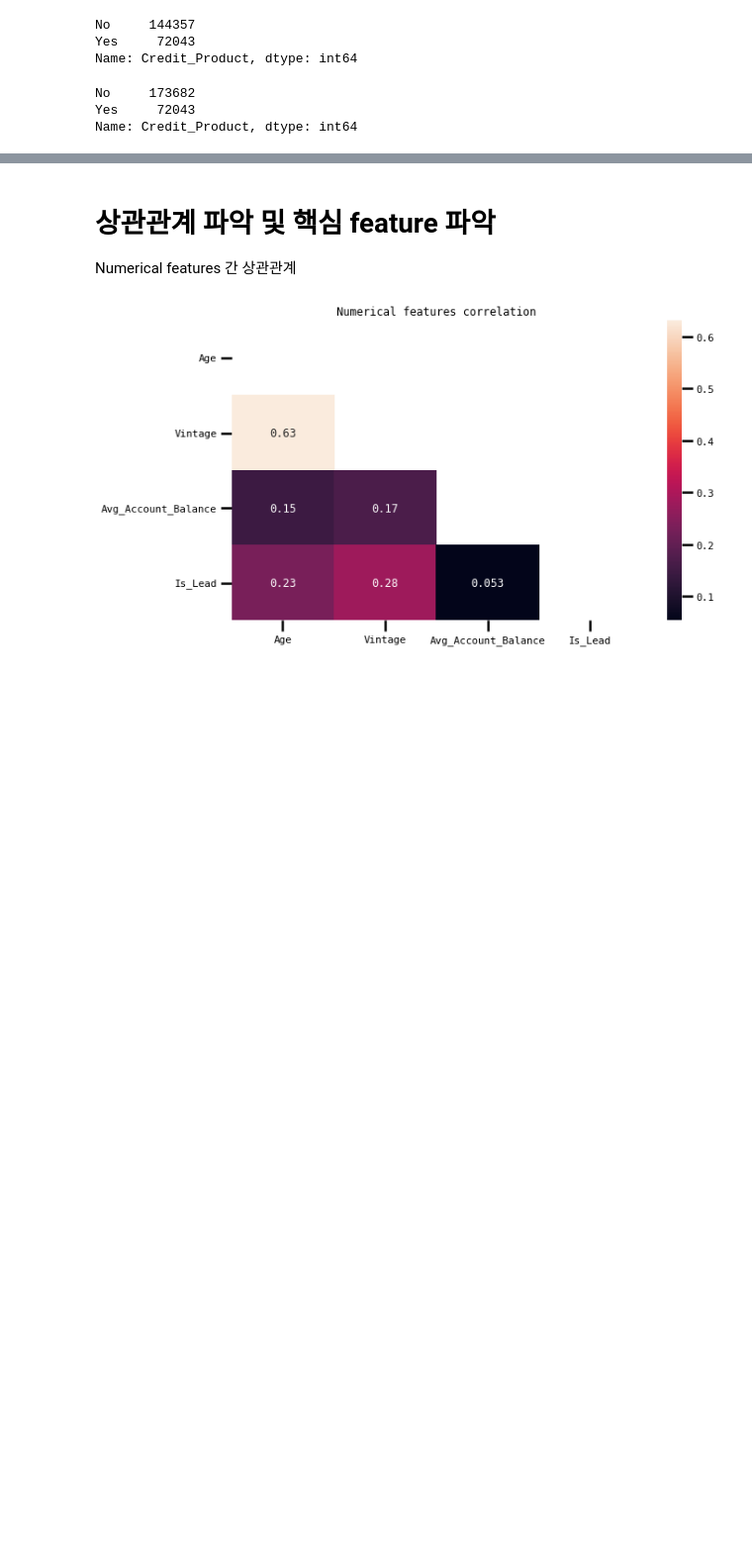
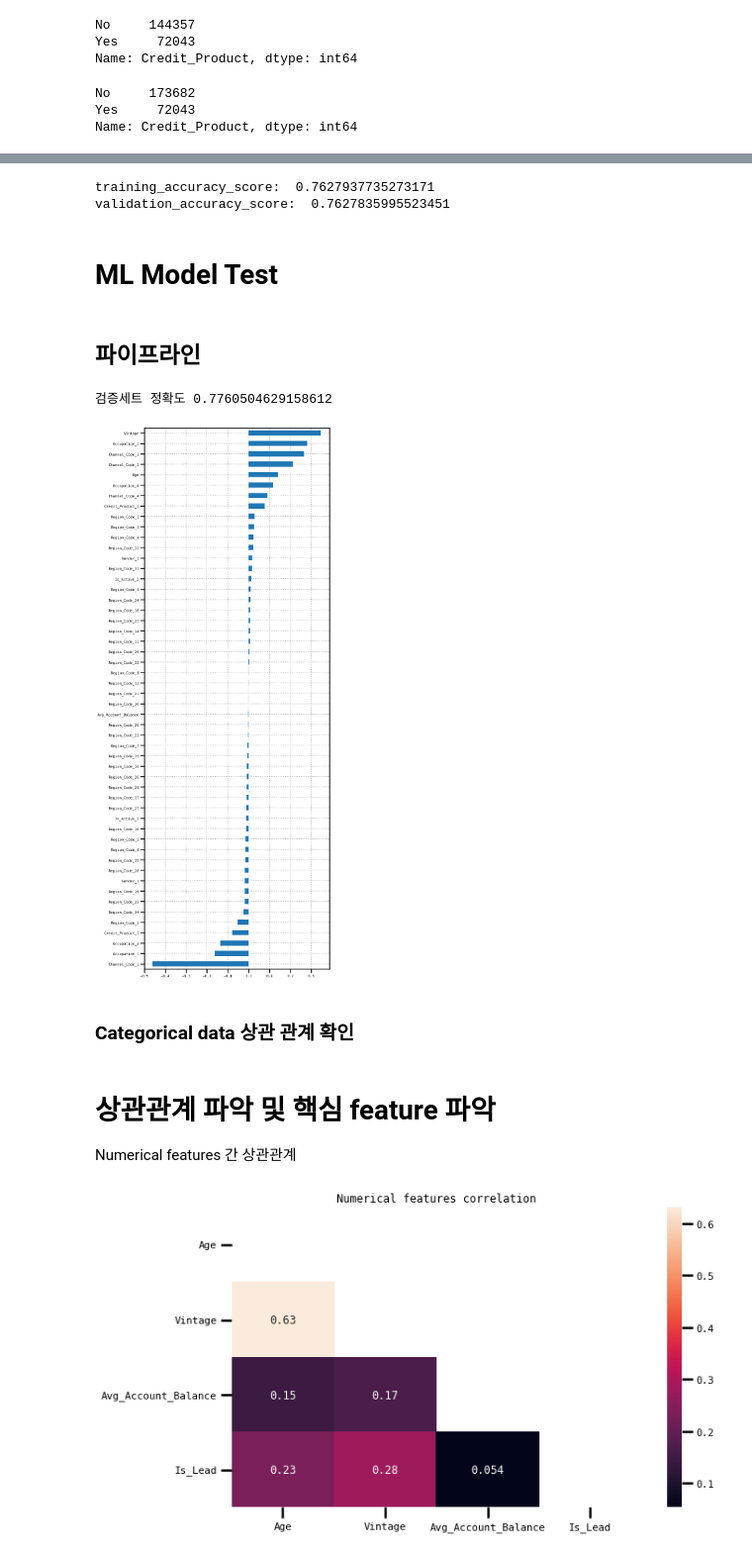
Before and after one commit to Oksusudom/Python_Learning, a Jupyter notebook: improvement.ipynb, the cells around one changed output, grey strips where cells are left out. Shown at 99% size. Saved outputs shown, nothing was run; the diff lists cells and outputs as text; code cells hidden in the pictures; blank space fills up the shorter version.

```diff
--- a/improvement.ipynb
+++ b/improvement.ipynb
@@ -474,4 +465,4 @@ Name: Credit_Product, dtype: int64
 # %%
 # stratify => 계층적 데이터 추출 옵션 (분류 모델에서 추천!) 여러 층으로 분할후 각 층별로 렌덤 데이터 추출, 원래 데이터의 분포와 유사하게 데이터 추출
 train, val = train_test_split(train_df, train_size=0.80, test_size=0.20,
-                              stratify)
+                              stratify = train_df['Is_Lead'], random_state=42)
@@ -478,3 +473,58 @@ train, val = train_test_split(train_df, train_size=0.80, test_size=0.20,
+# %%
+# 데이터에서 타겟과 특성 분리
+features = train.drop(columns=[target]).columns
+
+# train/val/test 데이터를 특성과 타겟으로 분리
+
+X_train = train[features]
+y_train = train[target]
+X_val = val[features]
+y_val = val[target]
+X_test = test_df[features]
+# %%
+# 분류문제의 기준모델
+from sklearn.metrics import accuracy_score
+
+major = y_train.mode()[0]
+
+# 타겟 샘플 수 만큼 0이 담긴 리스트를 만들어 기준모델로 예측
+pred = [major] * len(y_train)
+val_pred = [major] * len(y_val)
+
+print("training_accuracy_score: ", accuracy_score(y_train, pred))
+print("validation_accuracy_score: ", accuracy_score(y_val, val_pred))
+# %% [output]
+training_accuracy_score:  0.7627937735273171
+validation_accuracy_score:  0.7627835995523451
+# %% [markdown]
+# ML Model Test
+# %% [markdown]
+## 파이프라인
+# %%
+lr = make_pipeline(
+    OneHotEncoder(),
+    StandardScaler(),
+    LogisticRegression(n_jobs=-1)
+)
+
+lr.fit(X_train, y_train)
+
+print('검증세트 정확도', lr.score(X_val, y_val))
+
+y_pred = lr.predict(X_test)
+# %% [output]
+검증세트 정확도 0.7760504629158612
+# %%
+model_lr = lr.named_steps['logisticregression']
+enc = lr.named_steps['onehotencoder']
+encoded_columns = enc.transform(X_val).columns
+coefficients = pd.Series(model_lr.coef_[0], encoded_columns)
+plt.figure(figsize=(10,30))
+coefficients.sort_values().plot.barh();
+# %% [output]
+[figure, added]
+# %% [markdown]
+### Categorical data 상관 관계 확인
 # %% [markdown]
 # 상관관계 파악 및 핵심 feature 파악
 
```
Also changed, not shown: parts of 11 cells of this notebook.
